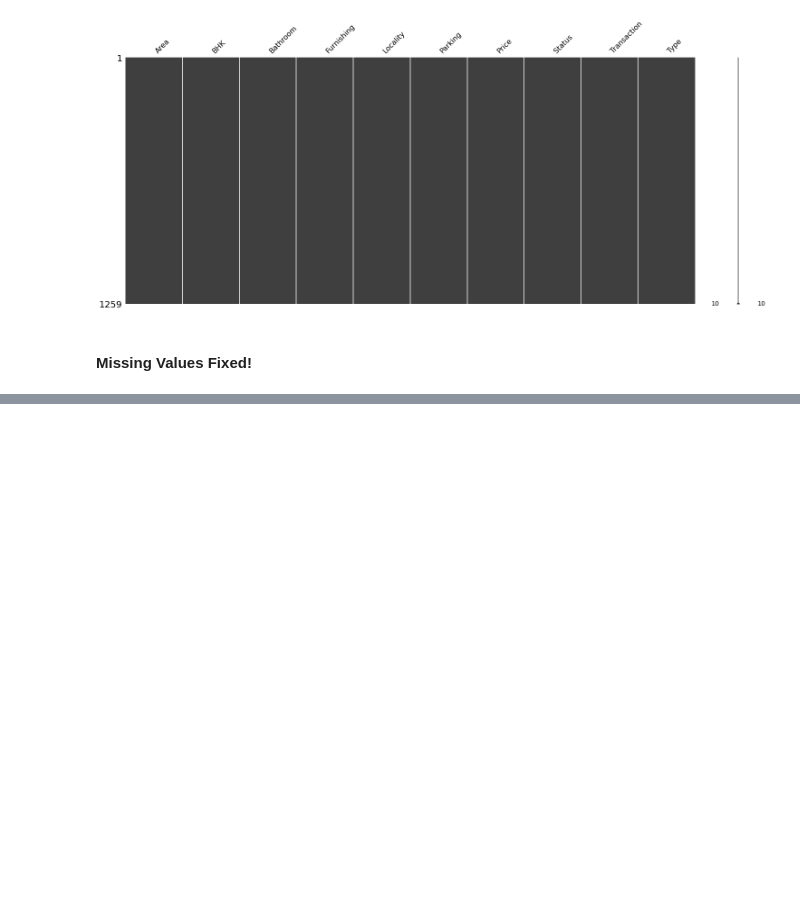
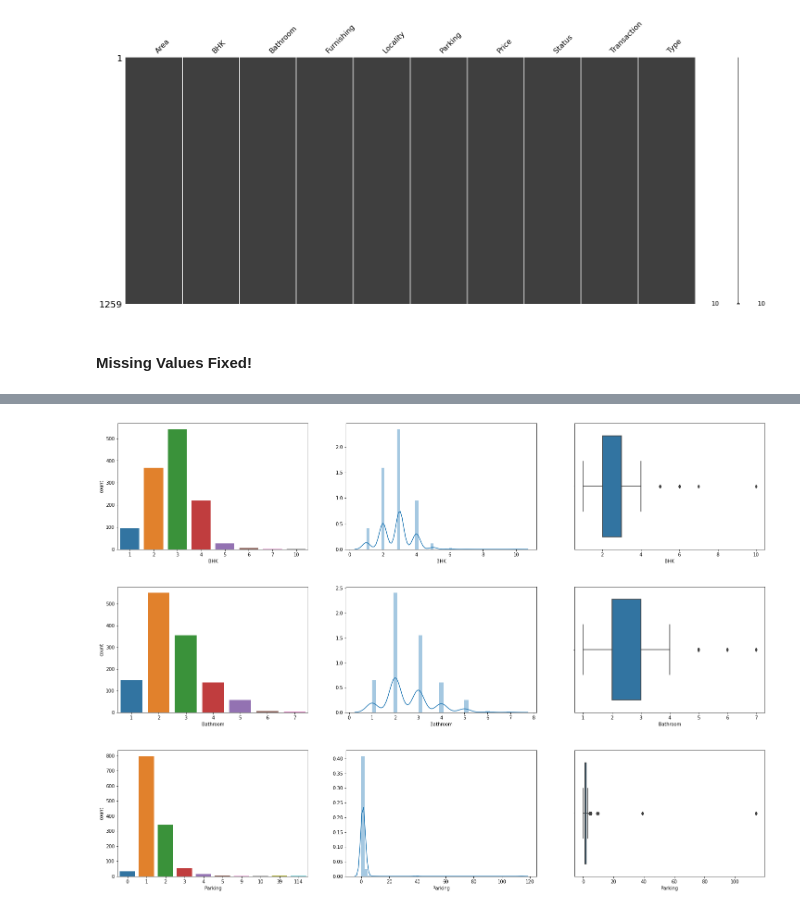
Before and after one commit to Divakar6336/Delhi-House-Price-Prediction, a Jupyter notebook: EDA/Outliers_Missing_Fix.ipynb, the cells around one changed output, grey strips where cells are left out. Cells and saved outputs as stored; diff of their text form; code cells hidden in the pictures; blank space fills up the shorter version.

```diff
--- a/EDA/Outliers_Missing_Fix.ipynb
+++ b/EDA/Outliers_Missing_Fix.ipynb
@@ -194,0 +263,16 @@ missingno.matrix(df)
+# %%
+df['Area_log'] = np.log(df.Area)
+df['Price_log'] = np.log(df.Price)
+# %%
+for ordc in ordinal_cols:
+    plt.figure(figsize=(25,5))
+    plt.subplot(1,3,1)
+    sns.countplot(df[ordc])
+    plt.subplot(1,3,2)
+    sns.distplot(df[ordc])
+    plt.subplot(1,3,3)
+    sns.boxplot(df[ordc])
+# %% [output]
+[figure, added]
+[figure, added]
+[figure, added]
```
Also changed, not shown: parts of 23 cells of this notebook.
